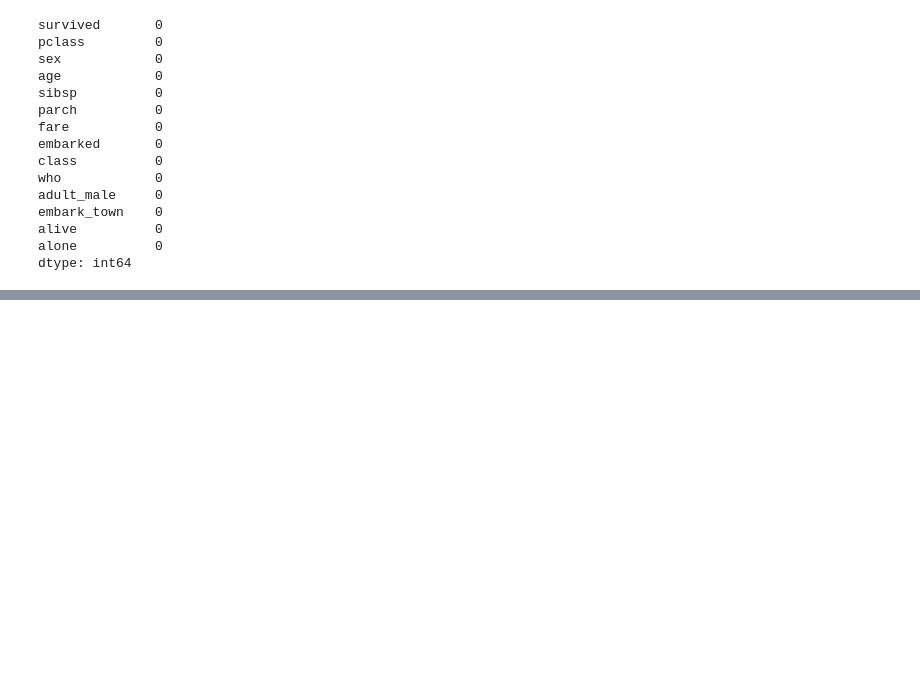
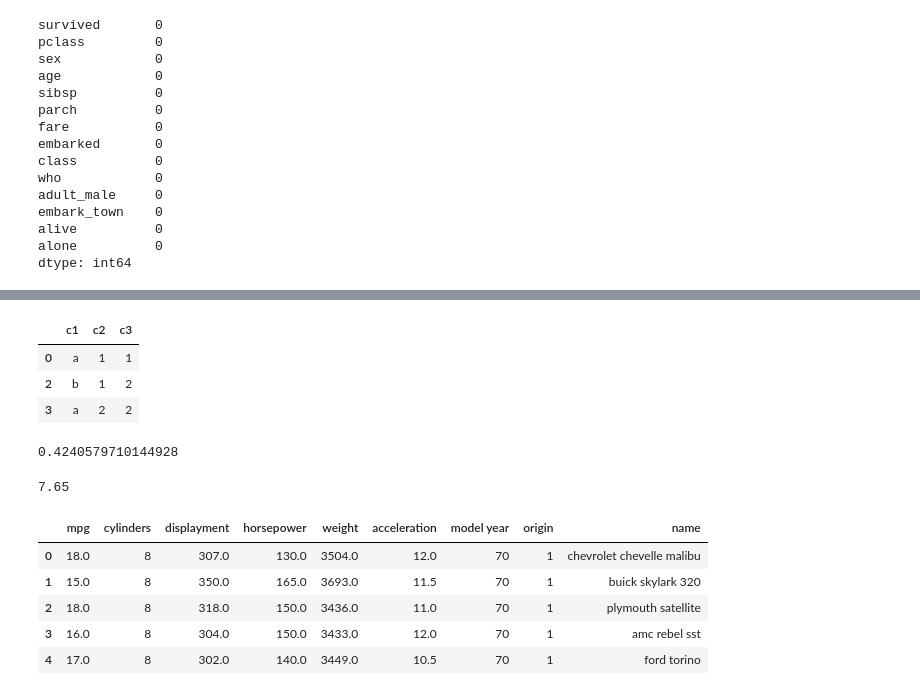
Before and after one commit to KIM-YONG-HA/PYTHON101, a Jupyter notebook: pandas/d250106/d250106_02_전처리.ipynb, the cells around one changed output, grey strips where cells are left out. Cells and saved outputs as stored; diff of their text form; code cells hidden in the pictures; blank space fills up the shorter version.

```diff
--- a/pandas/d250106/d250106_02_전처리.ipynb
+++ b/pandas/d250106/d250106_02_전처리.ipynb
@@ -229,0 +525,7 @@ dtype: int64
+# %%
+df.drop_duplicates(['c2', 'c3']) #  뒤의 값이 삭제됨
+# %% [output]
+|  | c1 | c2 | c3 |
+| 0 | a | 1 | 1 |
+| 2 | b | 1 | 2 |
+| 3 | a | 2 | 2 |
@@ -229,0 +545,23 @@ dtype: int64
+# %%
+1.6093/3.795
+# %% [output]
+0.4240579710144928
+# %%
+round(18 * 0.425, 2)
+# %% [output]
+7.65
+# %%
+import pandas as pd
+file_path = 'auto-mpg.csv'
+
+columns = ['mpg', 'cylinders', 'displayment', 'horsepower', 'weight', 'acceleration', 'model year', 'origin', 'name']
+df = pd.read_csv(file_path, names=columns)
+#  df.columns = columns
+df.head()
+# %% [output]
+|  | mpg | cylinders | displayment | horsepower | weight | acceleration | model year | origin | name |
+| 0 | 18.0 | 8 | 307.0 | 130.0 | 3504.0 | 12.0 | 70 | 1 | chevrolet chevelle malibu |
+| 1 | 15.0 | 8 | 350.0 | 165.0 | 3693.0 | 11.5 | 70 | 1 | buick skylark 320 |
+| 2 | 18.0 | 8 | 318.0 | 150.0 | 3436.0 | 11.0 | 70 | 1 | plymouth satellite |
+| 3 | 16.0 | 8 | 304.0 | 150.0 | 3433.0 | 12.0 | 70 | 1 | amc rebel sst |
+| 4 | 17.0 | 8 | 302.0 | 140.0 | 3449.0 | 10.5 | 70 | 1 | ford torino |
```
Also changed, not shown: parts of 64 cells of this notebook, 4 other files.
